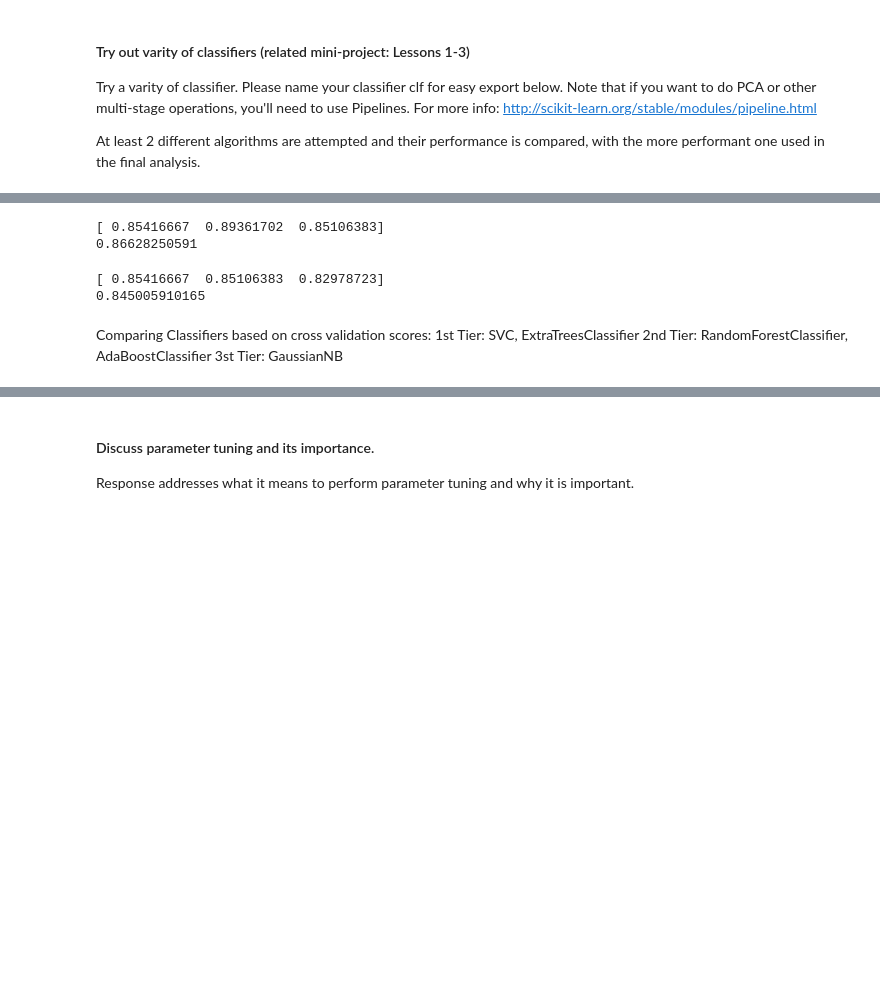
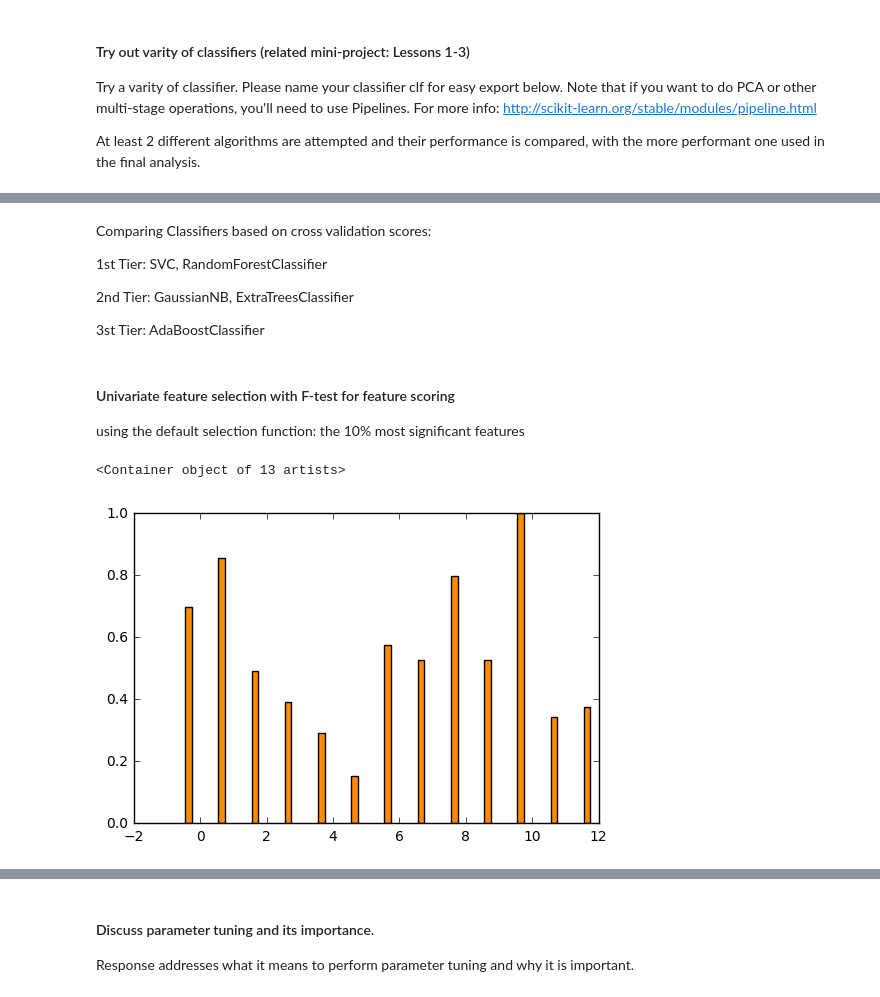
Before and after one commit to llwang8/Udacity-intro-machine-learning, a Jupyter notebook: ud120-projects-master/final_project/poi_id.ipynb, the cells around one changed output, grey strips where cells are left out. Cells and saved outputs as stored; diff of their text form; code cells hidden in the pictures; blank space fills up the shorter version.

Commit message:
update feature selection with PCA, KBest and pipeline

```diff
--- a/ud120-projects-master/final_project/poi_id.ipynb
+++ b/ud120-projects-master/final_project/poi_id.ipynb
@@ -585,23 +560,0 @@ print scores.mean()
-# %%
-# Try RandomForestClassifier
-from sklearn.ensemble import RandomForestClassifier
-
-rf_clf = RandomForestClassifier(n_estimators=10)
-scores = sklearn.cross_validation.cross_val_score(rf_clf, features, labels)
-
-print scores
-print scores.mean()
-# %% [output]
-[ 0.85416667  0.89361702  0.85106383]
-0.86628250591
-# %%
-# Try AdaBoostClassifier
-from sklearn.ensemble import AdaBoostClassifier
-
-ab_clf = AdaBoostClassifier(n_estimators=100)
-scores = sklearn.cross_validation.cross_val_score(ab_clf, features, labels)
-print scores
-print scores.mean()
-# %% [output]
-[ 0.85416667  0.85106383  0.82978723]
-0.845005910165
@@ -608,6 +639,28 @@ print scores.mean()
 # %% [markdown]
 
 Comparing Classifiers based on cross validation scores:
-1st Tier: SVC, ExtraTreesClassifier
-2nd Tier: RandomForestClassifier, AdaBoostClassifier
-3st Tier: GaussianNB
+
+1st Tier: SVC, RandomForestClassifier
+
+2nd Tier: GaussianNB, ExtraTreesClassifier
+
+3st Tier: AdaBoostClassifier
+# %% [markdown]
+#### Univariate feature selection with F-test for feature scoring
+using the default selection function: the 10% most significant features
+# %%
+# Univariate feature selection with SelectPercentile
+import matplotlib.pyplot as plt
+from sklearn.feature_selection import SelectPercentile, f_classif
+
+selector = SelectPercentile(f_classif, percentile=10)
+selector.fit(features, labels)
+scores = -np.log10(selector.pvalues_)
+scores /= scores.max()
+
+X_indices = np.arange(features.shape[-1])
+plt.bar(X_indices - .45, scores, width=.2,
+        label=r'Univariate score ($-Log(p_{value})$)', color='darkorange')
+# %% [output]
+<Container object of 13 artists>
+[figure, added]
```
Also changed, not shown: parts of 17 cells of this notebook, 3 other files.
